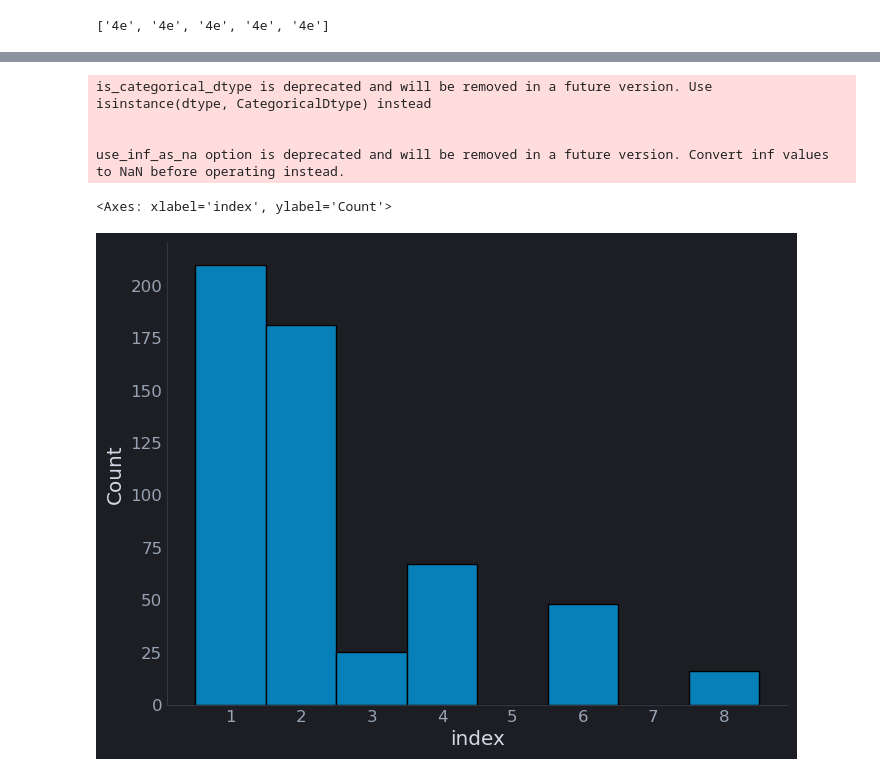
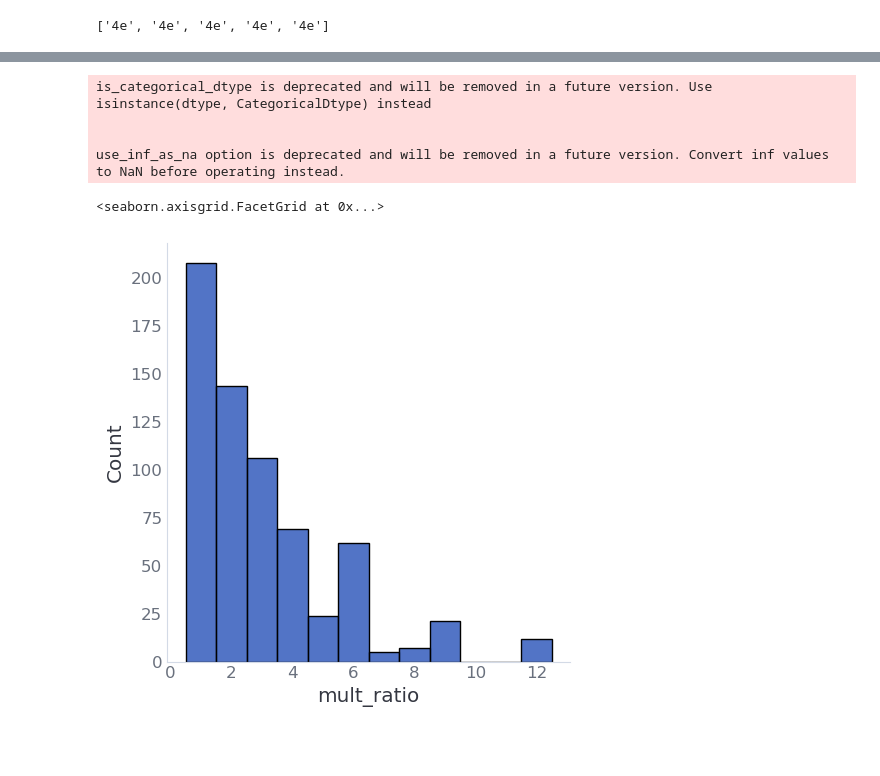
Before and after one commit to nicholas-miklaucic/baysic, a Jupyter notebook: priors.ipynb, the cells around one changed output, grey strips where cells are left out. Drawn from its saved outputs; the diff is of its cells as text; code cells hidden in the pictures; blank space fills up the shorter version.

```diff
--- a/priors.ipynb
+++ b/priors.ipynb
@@ -257,10 +433,14 @@ df = pd.read_pickle('merged_test_data3.pkl')
 
 sgas = []
 symms = []
+convs = []
 wycks = []
 for i, row in df.iterrows():
     sga = SpacegroupAnalyzer(row['struct'])
     sgas.append(sga)
+    convs.append(sga.get_conventional_standard_structure())
     symm = sga.get_symmetrized_structure()
     symms.append(symm)
-    wycks.extend(list(set(symm.wyckoff_symbols)))
+    wycks.append(list(symm.wyckoff_symbols))
+
+flat_wycks = sum(wycks, [])
@@ -302,0 +447,12 @@ tensor([0., 1., 2., 3., 4.])
+# %%
+from pyxtal import Wyckoff_position
+
+rows = []
+for i, (sg, wsyms) in enumerate(zip(sgas, wycks)):
+    for wsym in wsyms:
+        rows.append([sg.get_space_group_number(), sg.get_symmetry_dataset()['international'], wsym[1],
+                     Wyckoff_position.from_group_and_letter(sg.get_space_group_number(), wsym), i])
+
+wydf = pd.DataFrame(rows, columns=['sgn', 'symbol', 'letter', 'wp', 'struct_i'])
+wydf['mult'] = [len(wp.ops) for wp in wydf['wp']]
+wydf.head(10)
@@ -302,0 +471,7 @@ tensor([0., 1., 2., 3., 4.])
+# %%
+wydf['num_atoms'] = [convs[i].num_sites for i in wydf['struct_i']]
+wydf['sets'] = [convs[i].composition.values() for i in wydf['struct_i']]
+wydf['max_card'] = [max(convs[i].composition.values()) for i in wydf['struct_i']]
+wydf['len_el'] = [len(convs[i].composition.values()) for i in wydf['struct_i']]
+
+wydf.head()
@@ -303,9 +485,9 @@ tensor([0., 1., 2., 3., 4.])
 # %%
-sns.histplot(wydf, x='index', discrete=True)
+sns.displot(wydf.eval('mult_ratio = max_card/mult'), x='mult_ratio', discrete=True)
 # %% [output]
 is_categorical_dtype is deprecated and will be removed in a future version. Use isinstance(dtype, CategoricalDtype) instead
 
 
 use_inf_as_na option is deprecated and will be removed in a future version. Convert inf values to NaN before operating instead.
-<Axes: xlabel='index', ylabel='Count'>
+<seaborn.axisgrid.FacetGrid at 0x...>
-[figure, old version]
+[figure, new version]
```
Also changed, not shown: parts of 32 cells of this notebook, 9 other files.
